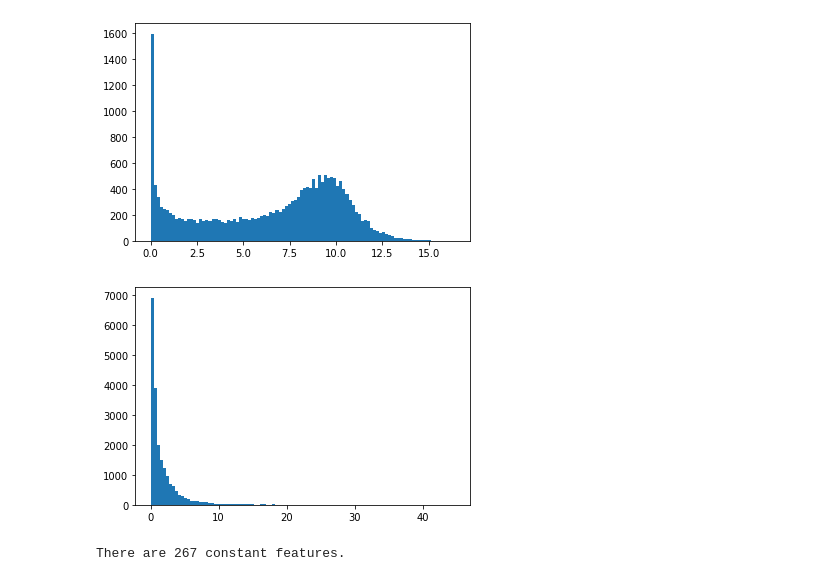
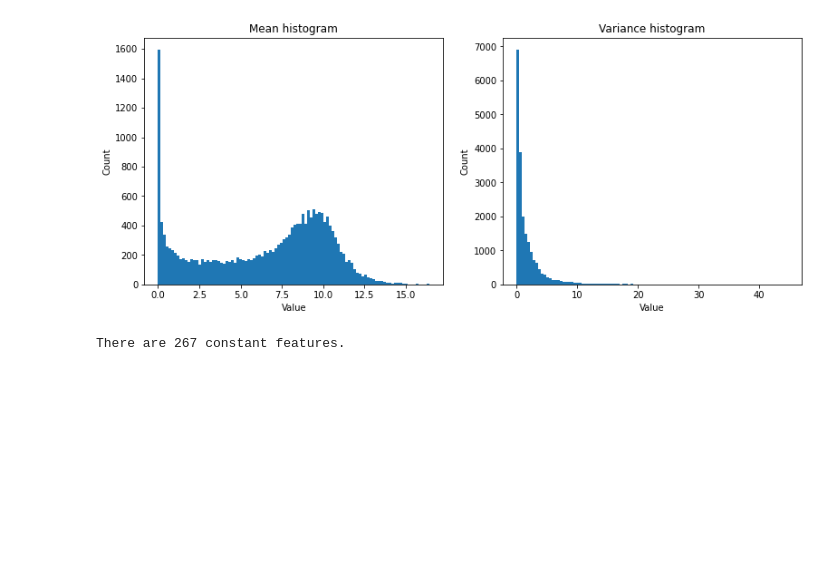
Before and after one commit to dtonderski/statistical_learning_for_big_data, a Jupyter notebook: Homework 2/Untitled.ipynb, the cells around one changed output. Saved outputs shown, nothing was run; the diff lists cells and outputs as text; code cells hidden in the pictures; blank space fills up the shorter version.

```diff
--- a/Homework 2/Untitled.ipynb
+++ b/Homework 2/Untitled.ipynb
@@ -7,15 +7,27 @@ import pickle
 data = pd.read_csv('TCGA-PANCAN-HiSeq-801x20531/data.csv', index_col = 0)
 labels = pd.read_csv('TCGA-PANCAN-HiSeq-801x20531/labels.csv')
 # %%
+plt.rcParams["figure.figsize"]=13,5
+
+
 mean_arr = np.mean(data, 0)
 var_arr = np.var(data, 0)
+
+plt.subplot(1,2,1)
 plt.hist(mean_arr, 100)
+plt.title('Mean histogram')
+plt.xlabel('Value')
+plt.ylabel('Count')
+
+plt.subplot(1,2,2)
+plt.hist(var_arr, 100)
+plt.title('Variance histogram')
+plt.xlabel('Value')
+plt.ylabel('Count')
+
 plt.show()
-plt.hist(var_arr, 100)
-plt.show()
 # %% [output]
-[figure, old version]
+[figure, new version]
-[figure, removed]
 # %%
 print('There are %s constant features.' % len(np.argwhere(np.array(var_arr == 0))))
 # %% [output]
```
Also changed, not shown: parts of 5 cells of this notebook, 8 other files.
